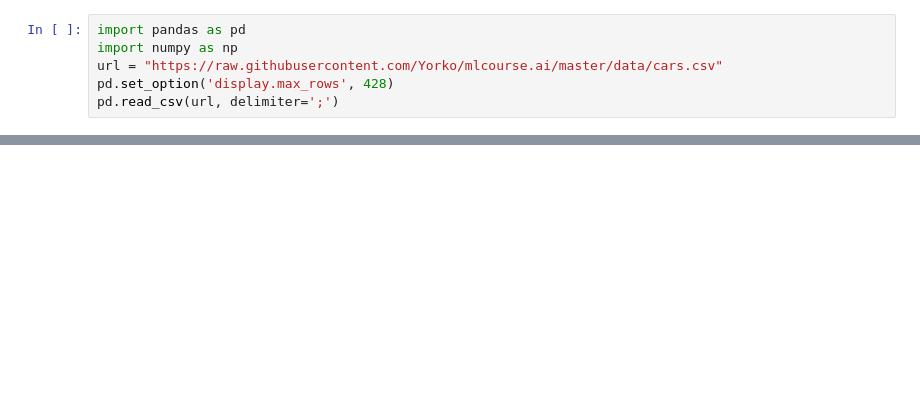
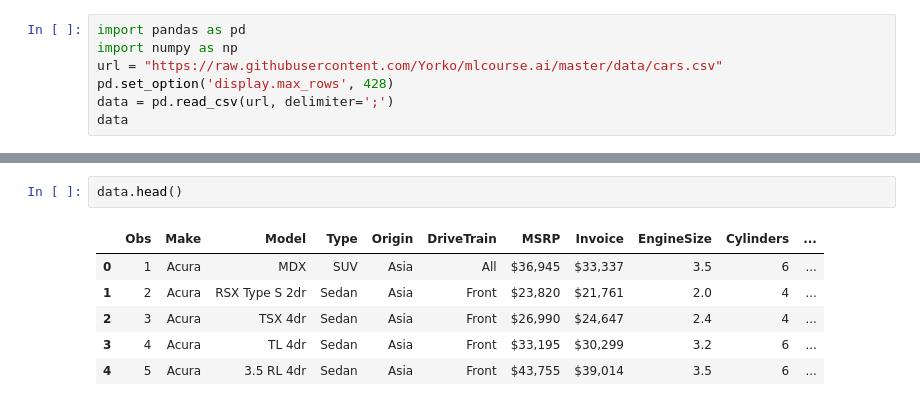
Before and after one commit to vanlos/sapr71-bank, a Jupyter notebook: Lr1.ipynb, the cells around one changed output, grey strips where cells are left out. Saved outputs shown, nothing was run; the diff lists cells and outputs as text; blank space fills up the shorter version.

```diff
--- a/Lr1.ipynb
+++ b/Lr1.ipynb
@@ -3,7 +3,8 @@ import pandas as pd
 import numpy as np
 url = "https://raw.githubusercontent.com/Yorko/mlcourse.ai/master/data/cars.csv"
 pd.set_option('display.max_rows', 428)
-pd.read_csv(url, delimiter=';')
+data = pd.read_csv(url, delimiter=';')
+data
 # %% [output]
 |  | Obs | Make | Model | Type | Origin | DriveTrain | MSRP | Invoice | EngineSize | Cylinders | ... |
 | 0 | 1 | Acura | MDX | SUV | Asia | All | $36,945 | $33,337 | 3.5 | 6 | ... |
@@ -22,3 +23,12 @@ pd.read_csv(url, delimiter=';')
 | 396 | 397 | Toyota | MR2 Spyder convertible 2dr | Sports | Asia | Rear | $25,130 | $22,787 | 1.8 | 4 | ... |
 | 397 | 398 | Toyota | Tacoma | Truck | Asia | Rear | $12,800 | $11,879 | 2.4 | 4 | ... |
 | 398 | 399 | Toyota | Tundra Regular Cab V6 | Truck | Asia | Rear | $16,495 | $14,978 | 3.4 | 6 | ... |
+# %%
+data.head()
+# %% [output]
+|  | Obs | Make | Model | Type | Origin | DriveTrain | MSRP | Invoice | EngineSize | Cylinders | ... |
+| 0 | 1 | Acura | MDX | SUV | Asia | All | $36,945 | $33,337 | 3.5 | 6 | ... |
+| 1 | 2 | Acura | RSX Type S 2dr | Sedan | Asia | Front | $23,820 | $21,761 | 2.0 | 4 | ... |
+| 2 | 3 | Acura | TSX 4dr | Sedan | Asia | Front | $26,990 | $24,647 | 2.4 | 4 | ... |
+| 3 | 4 | Acura | TL 4dr | Sedan | Asia | Front | $33,195 | $30,299 | 3.2 | 6 | ... |
+| 4 | 5 | Acura | 3.5 RL 4dr | Sedan | Asia | Front | $43,755 | $39,014 | 3.5 | 6 | ... |
```
Also changed, not shown: parts of 1 cell of this notebook.
